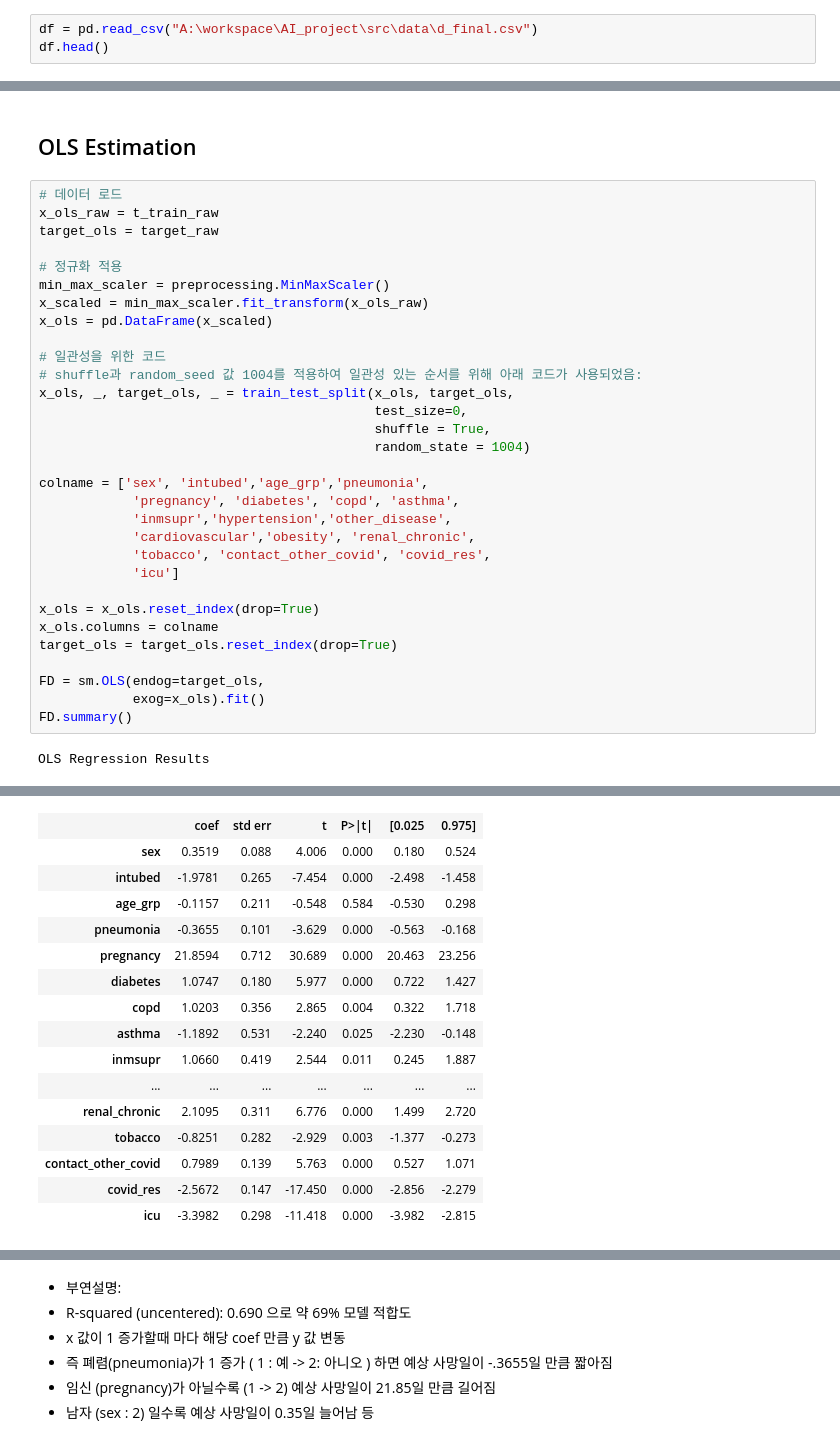
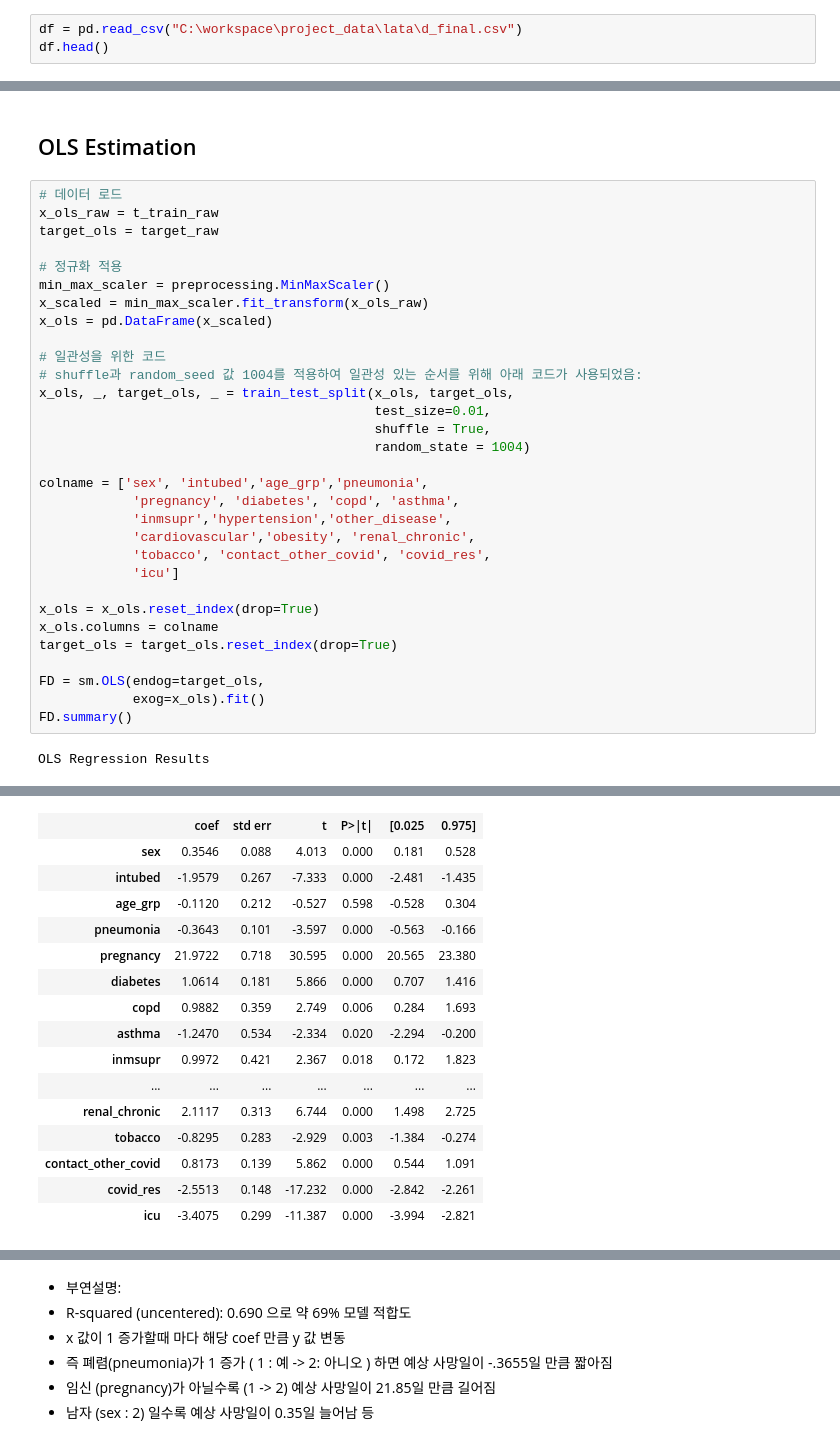
Before and after one commit to orezmis/COVID19, a Jupyter notebook: COVID19_FatalityDura_common.ipynb, the cells around one changed output, grey strips where cells are left out. Saved outputs shown, nothing was run; the diff lists cells and outputs as text.

```diff
--- a/COVID19_FatalityDura_common.ipynb
+++ b/COVID19_FatalityDura_common.ipynb
@@ -19,7 +19,7 @@ from sklearn.metrics import roc_curve, precision_score, recall_score, f1_score,
 
 import statsmodels.api as sm
 # %%
-df = pd.read_csv("A:\workspace\AI_project\src\data\d_final.csv")
+df = pd.read_csv("C:\workspace\project_data\lata\d_final.csv")
 df.head()
 # %% [output]
 |  | id | sex | intubed | pneumonia | age | pregnancy | diabetes | copd | asthma | inmsupr | ... |
@@ -185,7 +196,7 @@ x_ols = pd.DataFrame(x_scaled)
 # 일관성을 위한 코드
 # shuffle과 random_seed 값 1004를 적용하여 일관성 있는 순서를 위해 아래 코드가 사용되었음:
 x_ols, _, target_ols, _ = train_test_split(x_ols, target_ols,
-                                           test_size=0,
+                                           test_size=0.01,
                                            shuffle = True,
                                            random_state = 1004)
 
@@ -215,18 +226,18 @@ OLS Regression Results
 | Df Model: | 18 |  |  |
 | Covariance Type: | nonrobust |  |  |
 |  | coef | std err | t | P>|t| | [0.025 | 0.975] |
-| sex | 0.3519 | 0.088 | 4.006 | 0.000 | 0.180 | 0.524 |
-| intubed | -1.9781 | 0.265 | -7.454 | 0.000 | -2.498 | -1.458 |
-| age_grp | -0.1157 | 0.211 | -0.548 | 0.584 | -0.530 | 0.298 |
-| pneumonia | -0.3655 | 0.101 | -3.629 | 0.000 | -0.563 | -0.168 |
-| pregnancy | 21.8594 | 0.712 | 30.689 | 0.000 | 20.463 | 23.256 |
-| diabetes | 1.0747 | 0.180 | 5.977 | 0.000 | 0.722 | 1.427 |
-| copd | 1.0203 | 0.356 | 2.865 | 0.004 | 0.322 | 1.718 |
-| asthma | -1.1892 | 0.531 | -2.240 | 0.025 | -2.230 | -0.148 |
-| inmsupr | 1.0660 | 0.419 | 2.544 | 0.011 | 0.245 | 1.887 |
+| sex | 0.3546 | 0.088 | 4.013 | 0.000 | 0.181 | 0.528 |
+| intubed | -1.9579 | 0.267 | -7.333 | 0.000 | -2.481 | -1.435 |
+| age_grp | -0.1120 | 0.212 | -0.527 | 0.598 | -0.528 | 0.304 |
+| pneumonia | -0.3643 | 0.101 | -3.597 | 0.000 | -0.563 | -0.166 |
+| pregnancy | 21.9722 | 0.718 | 30.595 | 0.000 | 20.565 | 23.380 |
+| diabetes | 1.0614 | 0.181 | 5.866 | 0.000 | 0.707 | 1.416 |
+| copd | 0.9882 | 0.359 | 2.749 | 0.006 | 0.284 | 1.693 |
+| asthma | -1.2470 | 0.534 | -2.334 | 0.020 | -2.294 | -0.200 |
+| inmsupr | 0.9972 | 0.421 | 2.367 | 0.018 | 0.172 | 1.823 |
 | ... | ... | ... | ... | ... | ... | ... |
-| renal_chronic | 2.1095 | 0.311 | 6.776 | 0.000 | 1.499 | 2.720 |
-| tobacco | -0.8251 | 0.282 | -2.929 | 0.003 | -1.377 | -0.273 |
-| contact_other_covid | 0.7989 | 0.139 | 5.763 | 0.000 | 0.527 | 1.071 |
-| covid_res | -2.5672 | 0.147 | -17.450 | 0.000 | -2.856 | -2.279 |
-| icu | -3.3982 | 0.298 | -11.418 | 0.000 | -3.982 | -2.815 |
+| renal_chronic | 2.1117 | 0.313 | 6.744 | 0.000 | 1.498 | 2.725 |
+| tobacco | -0.8295 | 0.283 | -2.929 | 0.003 | -1.384 | -0.274 |
+| contact_other_covid | 0.8173 | 0.139 | 5.862 | 0.000 | 0.544 | 1.091 |
+| covid_res | -2.5513 | 0.148 | -17.232 | 0.000 | -2.842 | -2.261 |
+| icu | -3.4075 | 0.299 | -11.387 | 0.000 | -3.994 | -2.821 |
```
Also changed, not shown: parts of 10 cells of this notebook, 2 other files.
